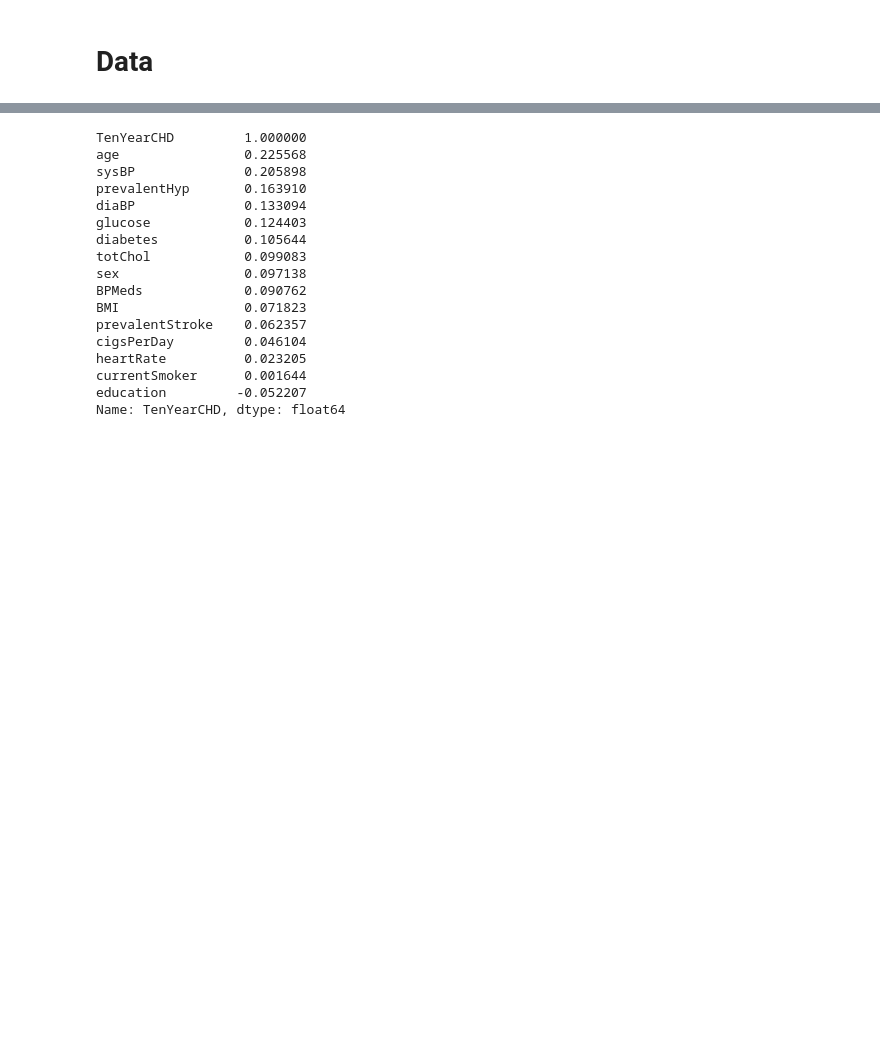
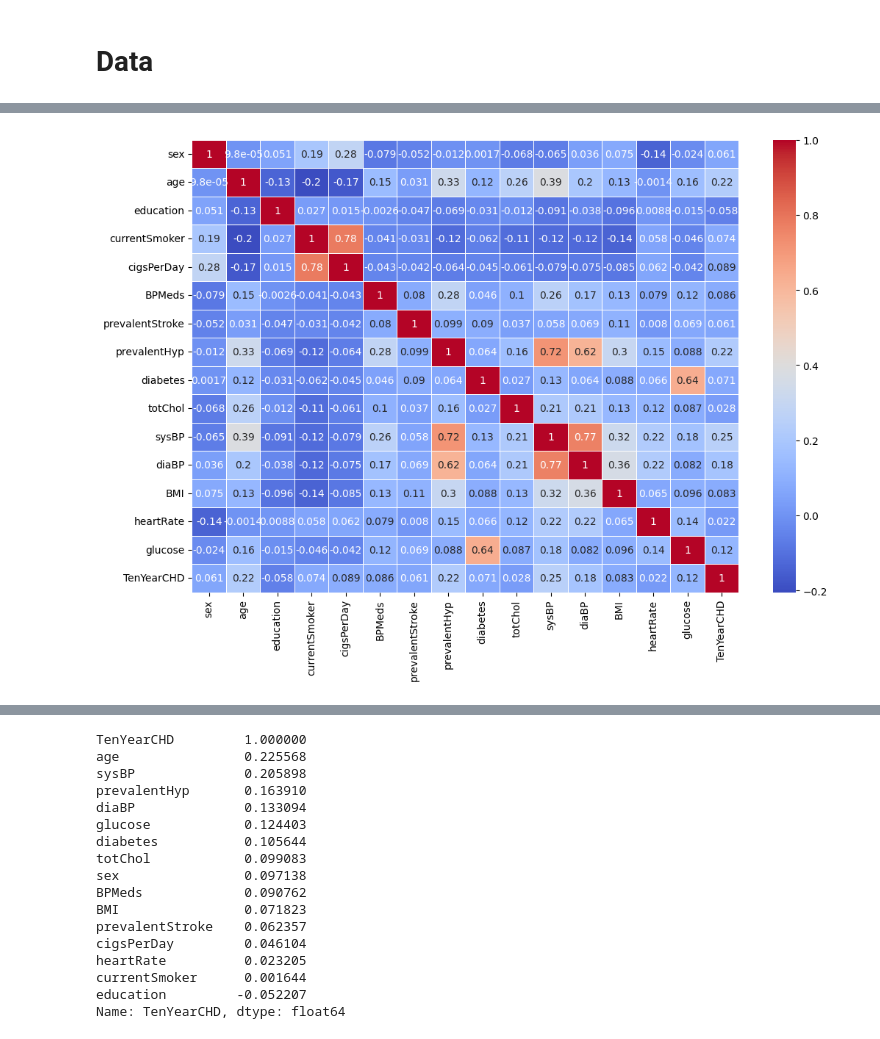
Before and after one commit to farhaniwnl/project_chd_crg3ts, a Jupyter notebook: final_paper.ipynb, the cells around one changed output, grey strips where cells are left out. Drawn from its saved outputs; the diff is of its cells as text; code cells hidden in the pictures; blank space fills up the shorter version.

```diff
--- a/final_paper.ipynb
+++ b/final_paper.ipynb
@@ -4,0 +274,3 @@
+# %%
+test_data = pd.read_csv("./fhs_test.csv")
+test_data.head()
@@ -4,0 +298,3 @@
+# %%
+test_data.drop('Unnamed: 0', axis=1, inplace=True)
+test_data.isnull().sum()
@@ -4,0 +331,7 @@
+# %%
+corr = test_data.corr()
+plt.figure(figsize=(12, 8))
+sns.heatmap(corr, annot=True, cmap='coolwarm', linewidths=0.5)
+plt.show()
+# %% [output]
+[figure, added]
```
Also changed, not shown: parts of 42 cells of this notebook.
